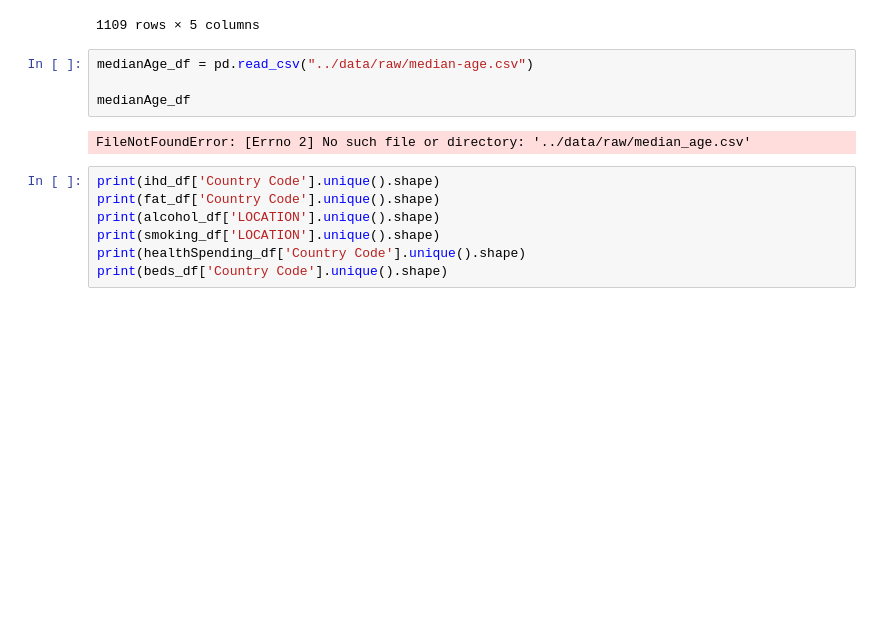
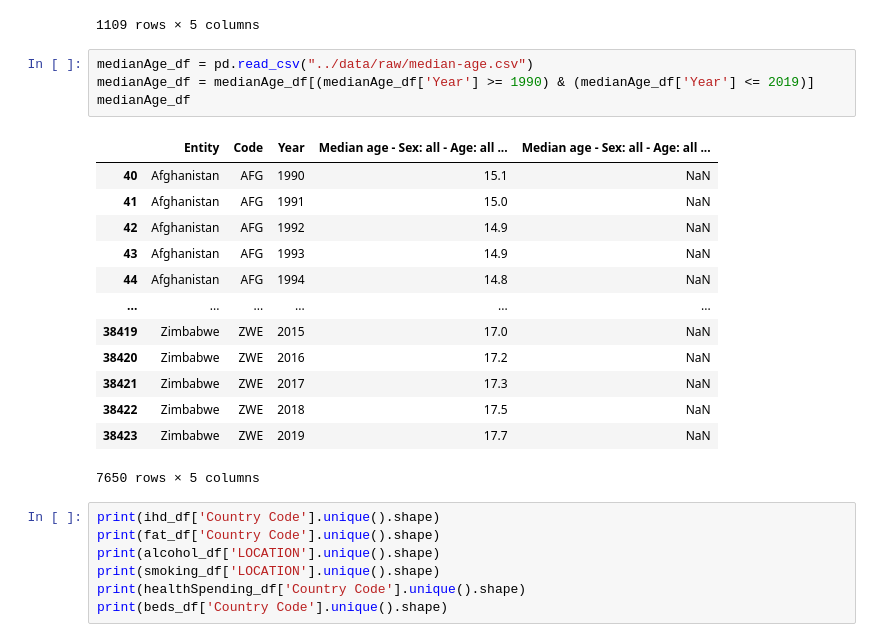
Before and after one commit to sykoravojtech/IHD_germany_2024, a Jupyter notebook: exp/exp_DK_002_MultivarLinReg.ipynb, the cells around one changed output. Drawn from its saved outputs; the diff is of its cells as text; blank space fills up the shorter version.

```diff
--- a/exp/exp_DK_002_MultivarLinReg.ipynb
+++ b/exp/exp_DK_002_MultivarLinReg.ipynb
@@ -118,10 +121,22 @@ beds_df
 1109 rows × 5 columns
 # %%
 medianAge_df = pd.read_csv("../data/raw/median-age.csv")
-
+medianAge_df = medianAge_df[(medianAge_df['Year'] >= 1990) & (medianAge_df['Year'] <= 2019)]
 medianAge_df
 # %% [output]
+|  | Entity | Code | Year | Median age - Sex: all - Age: all ... | Median age - Sex: all - Age: all ... |
+| 40 | Afghanistan | AFG | 1990 | 15.1 | NaN |
+| 41 | Afghanistan | AFG | 1991 | 15.0 | NaN |
+| 42 | Afghanistan | AFG | 1992 | 14.9 | NaN |
+| 43 | Afghanistan | AFG | 1993 | 14.9 | NaN |
+| 44 | Afghanistan | AFG | 1994 | 14.8 | NaN |
+| ... | ... | ... | ... | ... | ... |
+| 38419 | Zimbabwe | ZWE | 2015 | 17.0 | NaN |
+| 38420 | Zimbabwe | ZWE | 2016 | 17.2 | NaN |
+| 38421 | Zimbabwe | ZWE | 2017 | 17.3 | NaN |
+| 38422 | Zimbabwe | ZWE | 2018 | 17.5 | NaN |
+| 38423 | Zimbabwe | ZWE | 2019 | 17.7 | NaN |
-FileNotFoundError: [Errno 2] No such file or directory: '../data/raw/median_age.csv'
+7650 rows × 5 columns
 # %%
 print(ihd_df['Country Code'].unique().shape)
 print(fat_df['Country Code'].unique().shape)
```
Also changed, not shown: parts of 12 cells of this notebook.
